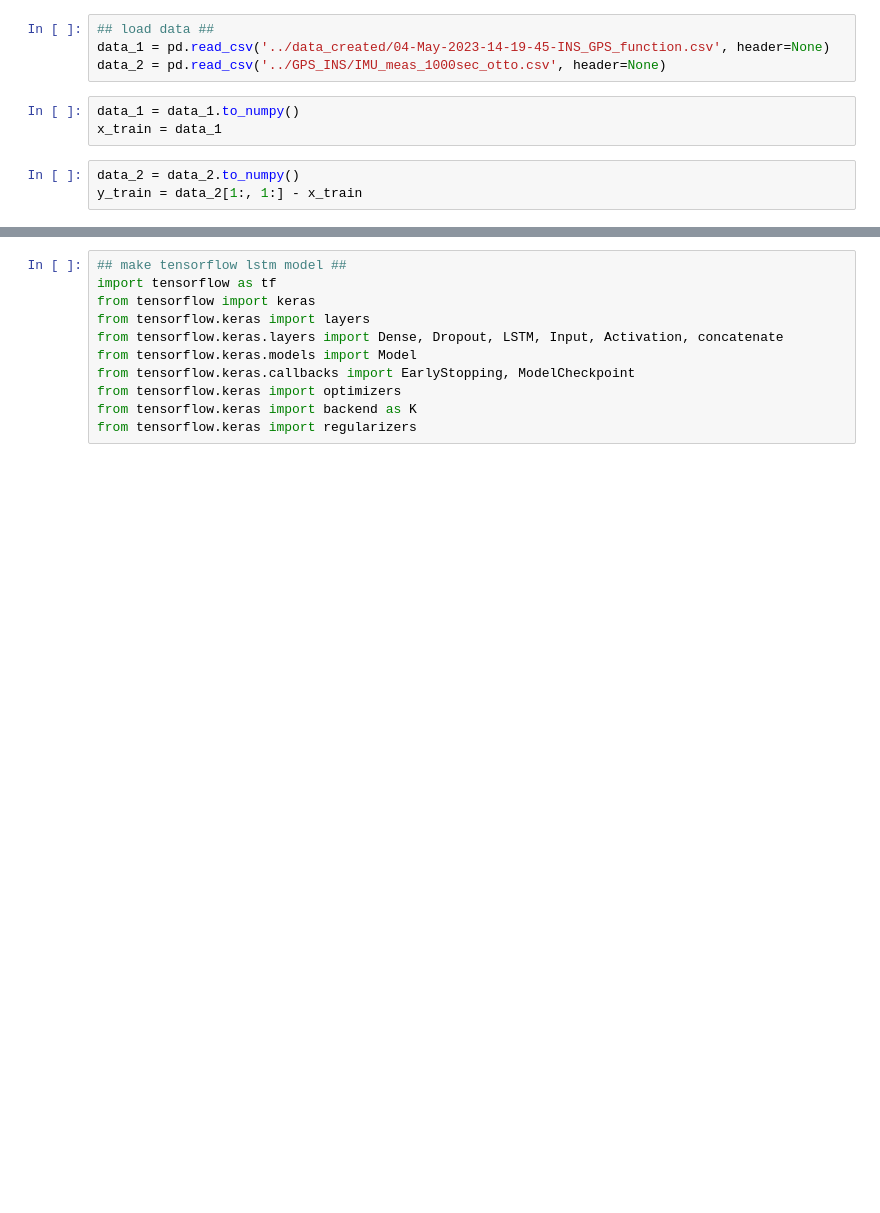
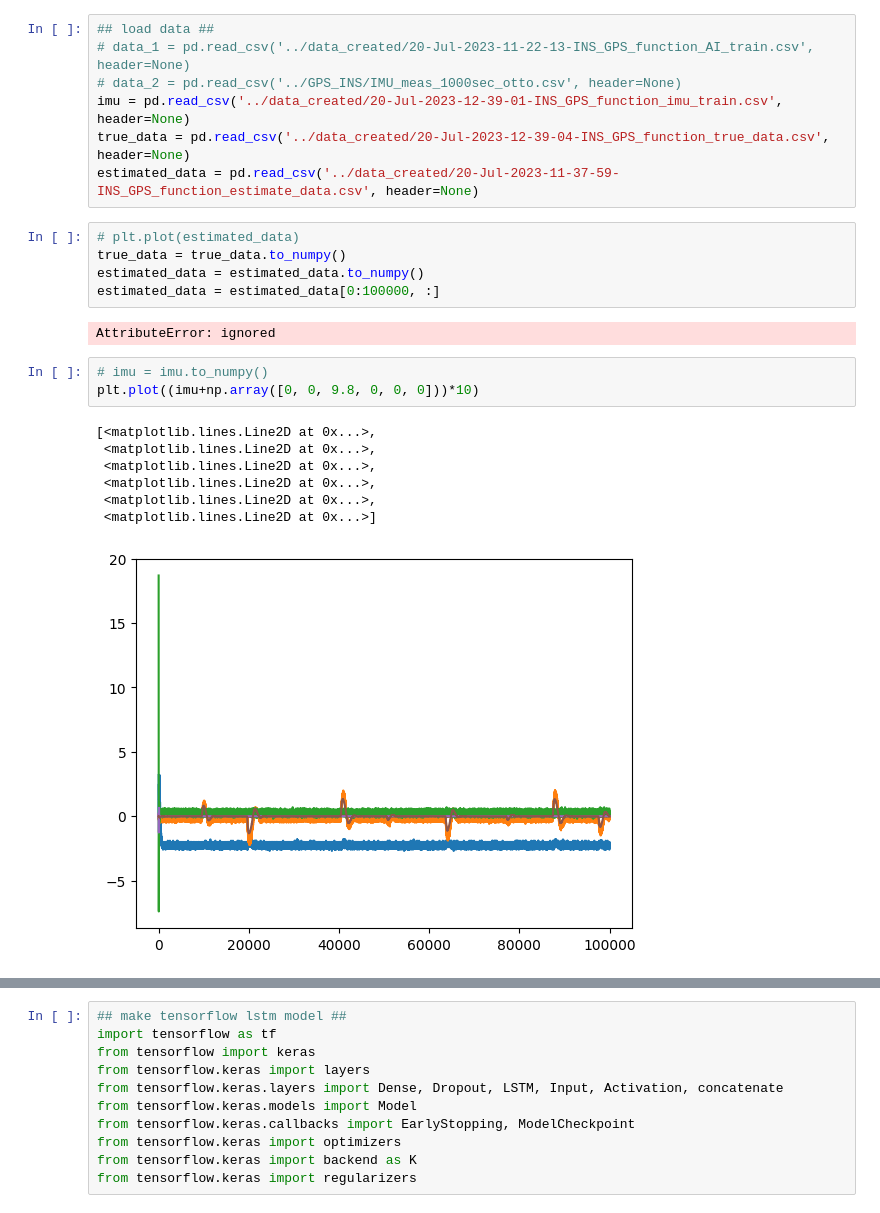
Before and after one commit to alibaniasad1999/INS-AI, a Jupyter notebook: LSTM/LSTM_error.ipynb, the cells around one changed output, grey strips where cells are left out. Drawn from its saved outputs; the diff is of its cells as text; blank space fills up the shorter version.

```diff
--- a/LSTM/LSTM_error.ipynb
+++ b/LSTM/LSTM_error.ipynb
@@ -9,10 +67,25 @@ import numpy as np
-# %%
-## load data ##
-data_1 = pd.read_csv('../data_created/04-May-2023-14-19-45-INS_GPS_function.csv', header=None)
-data_2 = pd.read_csv('../GPS_INS/IMU_meas_1000sec_otto.csv', header=None)
-# %%
-data_1 = data_1.to_numpy()
-x_train = data_1
-# %%
-data_2 = data_2.to_numpy()
-y_train = data_2[1:, 1:] - x_train
+# %%
+## load data ##
+# data_1 = pd.read_csv('../data_created/20-Jul-2023-11-22-13-INS_GPS_function_AI_train.csv', header=None)
+# data_2 = pd.read_csv('../GPS_INS/IMU_meas_1000sec_otto.csv', header=None)
+imu = pd.read_csv('../data_created/20-Jul-2023-12-39-01-INS_GPS_function_imu_train.csv', header=None)
+true_data = pd.read_csv('../data_created/20-Jul-2023-12-39-04-INS_GPS_function_true_data.csv', header=None)
+estimated_data = pd.read_csv('../data_created/20-Jul-2023-11-37-59-INS_GPS_function_estimate_data.csv', header=None)
+# %%
+# plt.plot(estimated_data)
+true_data = true_data.to_numpy()
+estimated_data = estimated_data.to_numpy()
+estimated_data = estimated_data[0:100000, :]
+# %% [output]
+AttributeError: ignored
+# %%
+# imu = imu.to_numpy()
+plt.plot((imu+np.array([0, 0, 9.8, 0, 0, 0]))*10)
+# %% [output]
+[<matplotlib.lines.Line2D at 0x...>,
+ <matplotlib.lines.Line2D at 0x...>,
+ <matplotlib.lines.Line2D at 0x...>,
+ <matplotlib.lines.Line2D at 0x...>,
+ <matplotlib.lines.Line2D at 0x...>,
+ <matplotlib.lines.Line2D at 0x...>]
+[figure, added]
```
Also changed, not shown: parts of 29 cells of this notebook, 8 other files.
